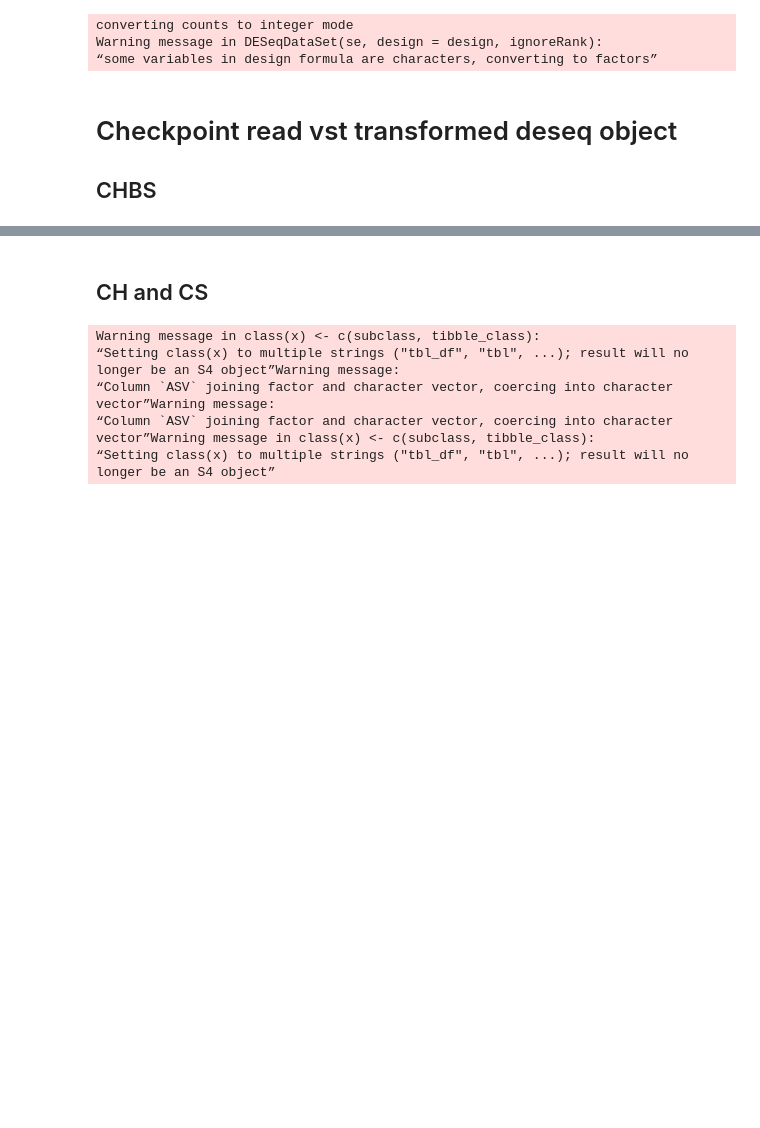
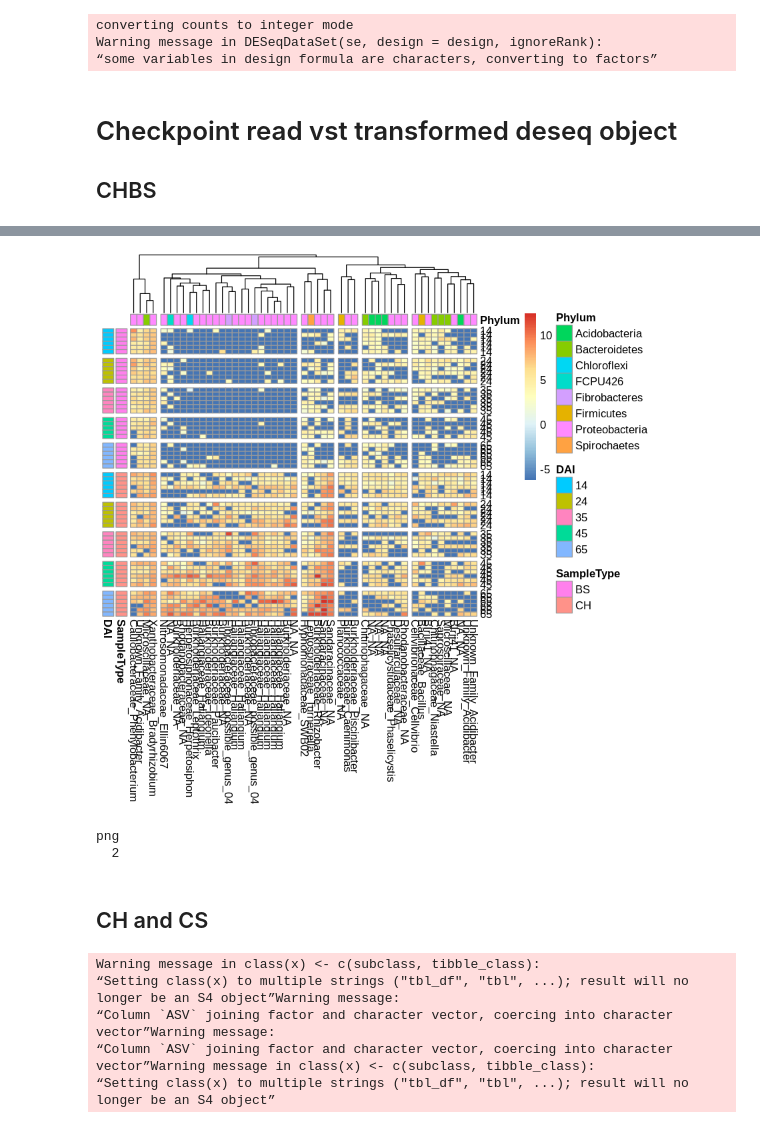
Before and after one commit to bdemmett/Hyphosphere, a Jupyter notebook: notebooks/MiSeqRuns/3Exp-Heatmap-wTime.ipynb, the cells around one changed output, grey strips where cells are left out. Cells and saved outputs as stored; diff of their text form; code cells hidden in the pictures; blank space fills up the shorter version.

```diff
--- a/notebooks/MiSeqRuns/3Exp-Heatmap-wTime.ipynb
+++ b/notebooks/MiSeqRuns/3Exp-Heatmap-wTime.ipynb
@@ -243,0 +254,35 @@ head(anno)
+# %%
+# get list to arrange columns of matrix
+
+sample.order = sample_data(ps) %>% as(.,"data.frame") %>%  arrange(SampleType,DAI) %>% .$Sample %>% as.character()
+
+# filter to ASVs of interest and arrange according to taxonomy
+tax.order = taxa %>%
+    filter(ASV %in% topHASVs) %>%
+    arrange(Kingdom, Phylum, Class, Order, Family, Genus) %>%
+    .$ASV %>% as.character()
+
+
+# convert variance stabilized counts to matrix
+mat = t(assay(vstCHBS[tax.order,sample.order]))
+#mat = mat - rowMeans(mat)
+head(mat)
+
+#Create dataframe for row annotations
+PhylumAnno = colnames(mat) %>%
+     as.data.frame() %>%
+     'colnames<-'('ASV') %>%
+   left_join(., taxa, by = "ASV") %>%
+    'rownames<-'(.$ASV) %>%
+    select(Phylum)
+PhylumAnno
+
+# Create dataframe for taxa labels
+LabelAnno = colnames(mat) %>%
+    as.data.frame() %>%
+    'colnames<-'('ASV') %>%
+    left_join(., taxa, by = "ASV") %>%
+    'rownames<-'(.$ASV) %>%
+    unite_(col='Label', c("Family","Genus"), sep="_", remove=FALSE) %>%
+    select(Label)
+LabelAnno
@@ -243,0 +331,6 @@ head(anno)
+# %%
+#create annotation dataframe
+anno = sample_data(ps) %>% as(.,'data.frame') %>% arrange(SampleType, DAI) %>% .[,c("SampleType","DAI")]
+anno
+#colnames(anno) = 'DAI'
+#rownames(anno) = colnames(mat)
@@ -244,3 +355,19 @@ head(anno)
+# %%
+ph = pheatmap(mat, cluster_cols = T, cluster_rows = F, labels_col = LabelAnno$Label,
+             annotation_col = PhylumAnno, annotation_row = anno, labels_row = anno$DAI,
+              gaps_row = c(6,12,18, 23, 29, 35, 41, 47, 53), cutree_cols = 6)
+# %% [output]
+[figure, added]
+# %%
+
+
+pdf(file = file.path(figDir,'HeatMap_Time_BSCH_horizontal.pdf'), width = 8.086, height = 6)
+ph
+dev.off()
+#pheatmap(mat, annotation_col = anno)
+# %% [output]
+png
+  2
 # %% [markdown]
 ## CH and CS
 # %%
```
Also changed, not shown: parts of 11 cells of this notebook, 4 other files.
